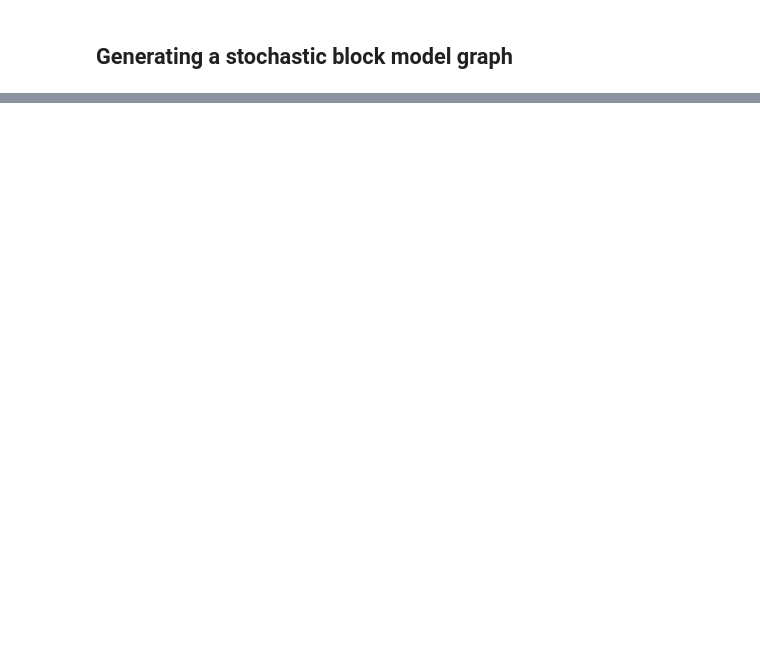
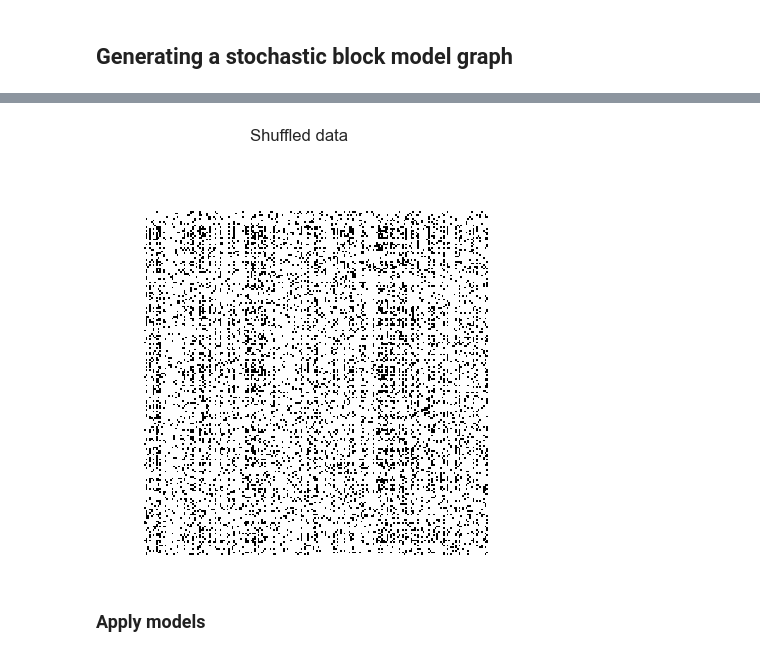
Before and after one commit to aleixalcacer/JA-BIAA-SBM, a Jupyter notebook: simulated_data.ipynb, the cells around one changed output, grey strips where cells are left out. Cells and saved outputs as stored; diff of their text form; code cells hidden in the pictures; blank space fills up the shorter version.

```diff
--- a/simulated_data.ipynb
+++ b/simulated_data.ipynb
@@ -84,0 +60,12 @@ plt.show()
+# %%
+data_shuffle, info_shuffle = shuffle_dataset(data, generator=generator)
+
+ax = heatmap(data_shuffle)
+ax.set_title("Shuffled data")
+
+plt.show()
+# %% [output]
+[figure, added]
+# %% [markdown]
+
+### Apply models
```
Also changed, not shown: parts of 25 cells of this notebook, 37 other files.
